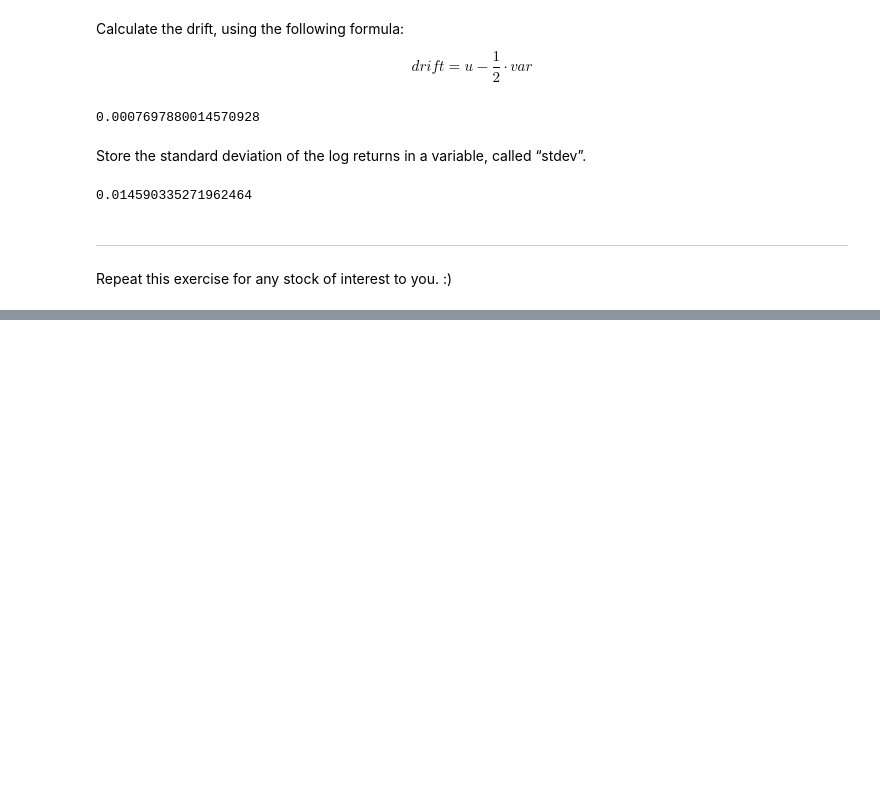
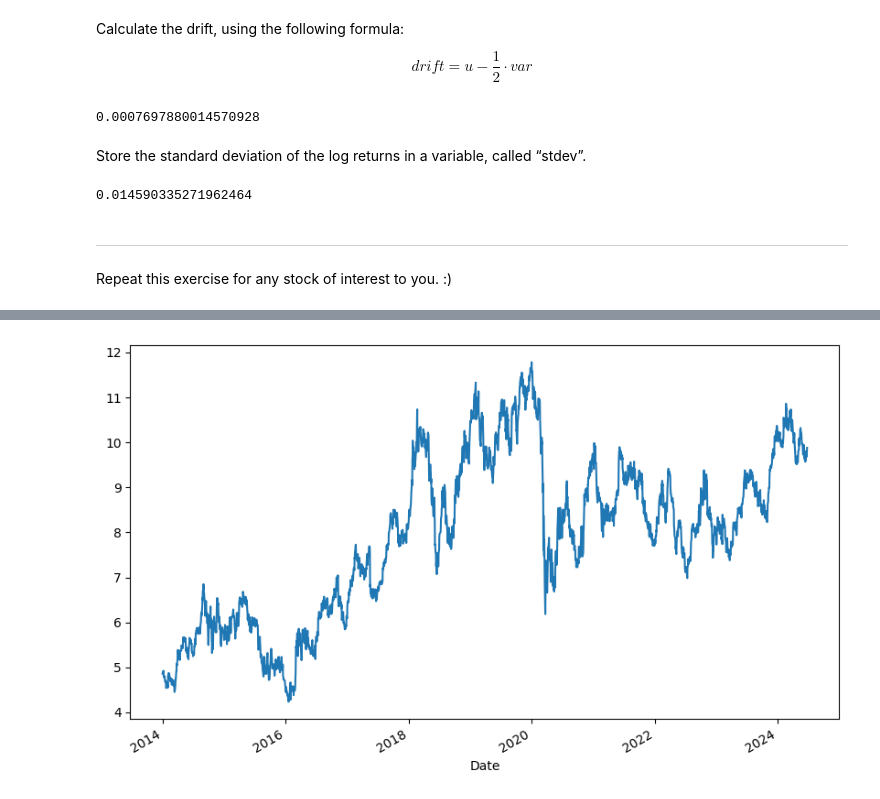
Before and after one commit to RISONALDOMENDES/python-para-financas--investimento-e-analise-de-dados, a Jupyter notebook: 103 Monte Carlo - Predicting Stock Prices - Part I/Online Financial Data (APIs)/P/MC Predicting Stock Prices - Part I - Exercise_IEX.ipynb, the cells around one changed output, grey strips where cells are left out. Drawn from its saved outputs; the diff is of its cells as text; code cells hidden in the pictures; blank space fills up the shorter version.

```diff
--- a/103 Monte Carlo - Predicting Stock Prices - Part I/Online Financial Data (APIs)/P/MC Predicting Stock Prices - Part I - Exercise_IEX.ipynb
+++ b/103 Monte Carlo - Predicting Stock Prices - Part I/Online Financial Data (APIs)/P/MC Predicting Stock Prices - Part I - Exercise_IEX.ipynb
@@ -92,0 +95,6 @@ Repeat this exercise for any stock of interest to you. :)
+# %%
+ativo = ['ITSA4.SA']
+
+tabela = yf.download(ativo, start='2014-01-01')['Close']
+
+tabela
@@ -92,0 +150,4 @@ Repeat this exercise for any stock of interest to you. :)
+# %%
+tabela.plot(figsize=(10, 6));
+# %% [output]
+[figure, added]
```
Also changed, not shown: parts of 13 cells of this notebook.
